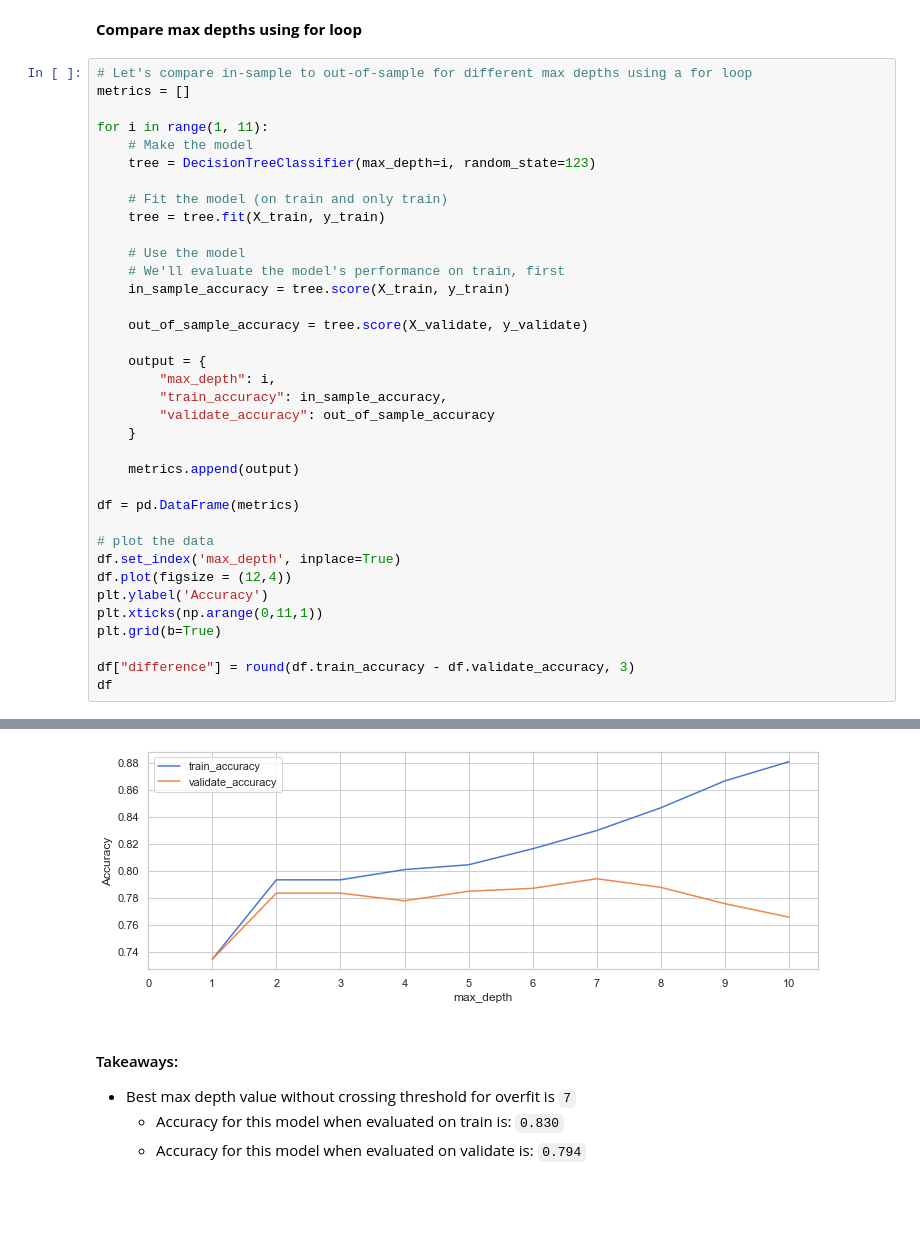
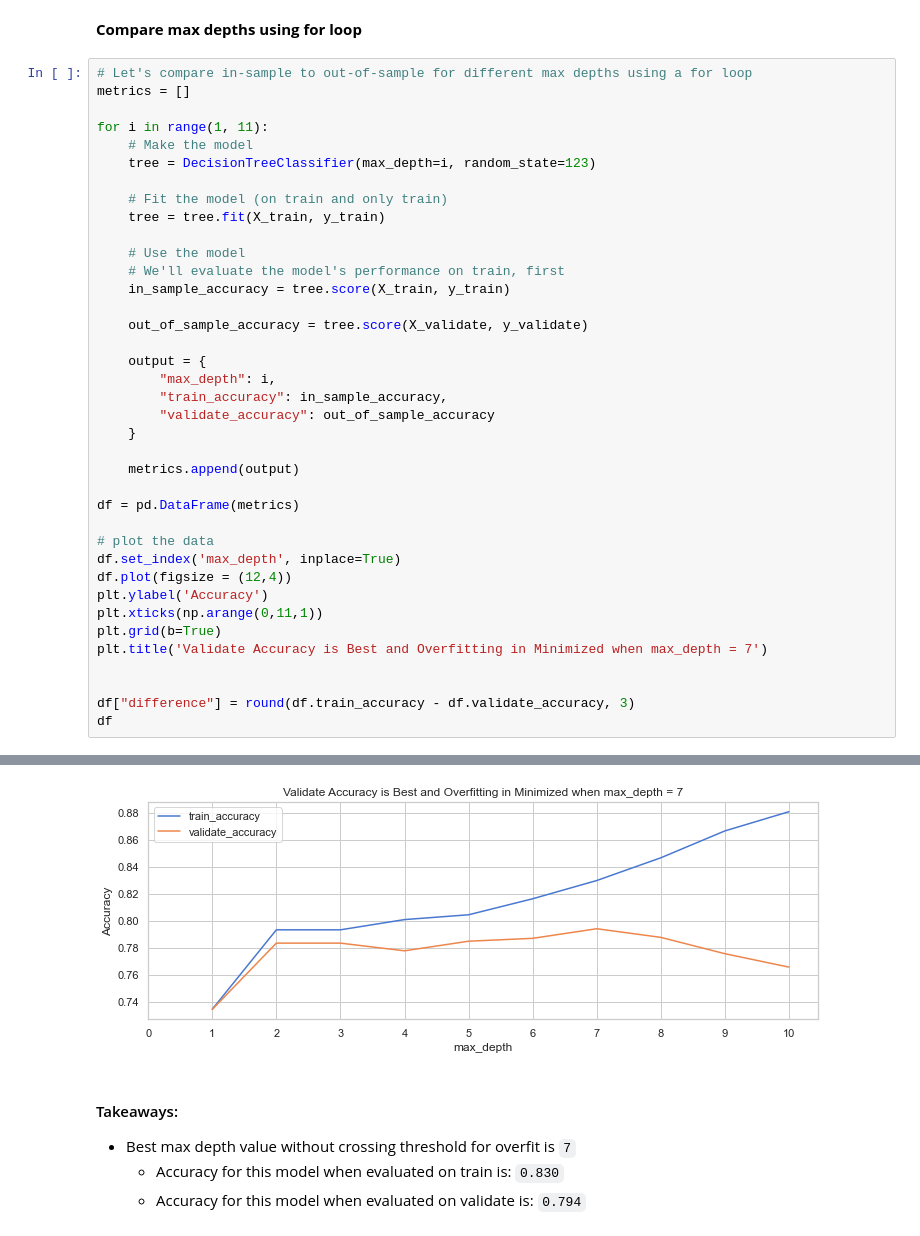
Before and after one commit to adam-talbot/classification-project, a Jupyter notebook: final_report.ipynb, the cells around one changed output, grey strips where cells are left out. Saved outputs shown, nothing was run; the diff lists cells and outputs as text; blank space fills up the shorter version.

```diff
--- a/final_report.ipynb
+++ b/final_report.ipynb
@@ -795,34 +782,36 @@ for i in range(1, 11):
         "train_accuracy": in_sample_accuracy,
         "validate_accuracy": out_of_sample_accuracy
     }
 
     metrics.append(output)
 
 df = pd.DataFrame(metrics)
 
 # plot the data
 df.set_index('max_depth', inplace=True)
 df.plot(figsize = (12,4))
 plt.ylabel('Accuracy')
 plt.xticks(np.arange(0,11,1))
 plt.grid(b=True)
+plt.title('Validate Accuracy is Best and Overfitting in Minimized when max_depth = 7')
+
 
 df["difference"] = round(df.train_accuracy - df.validate_accuracy, 3)
 df
 # %% [output]
 |  | train_accuracy | validate_accuracy | difference |
 | max_depth |  |  |  |
 | 1 | 0.734675 | 0.734564 | 0.000 |
 | 2 | 0.793373 | 0.783534 | 0.010 |
 | 3 | 0.793373 | 0.783534 | 0.010 |
 | 4 | 0.800947 | 0.777857 | 0.023 |
 | 5 | 0.804497 | 0.784954 | 0.020 |
 | 6 | 0.816331 | 0.787083 | 0.029 |
 | 7 | 0.829822 | 0.794180 | 0.036 |
 | 8 | 0.846627 | 0.787793 | 0.059 |
 | 9 | 0.866509 | 0.775727 | 0.091 |
 | 10 | 0.880710 | 0.765791 | 0.115 |
-[figure, old version]
+[figure, new version]
 # %% [markdown]
 #### Takeaways:
 - Best max depth value without crossing threshold for overfit is `7`
```
Also changed, not shown: parts of 15 cells of this notebook, 1 other file.
